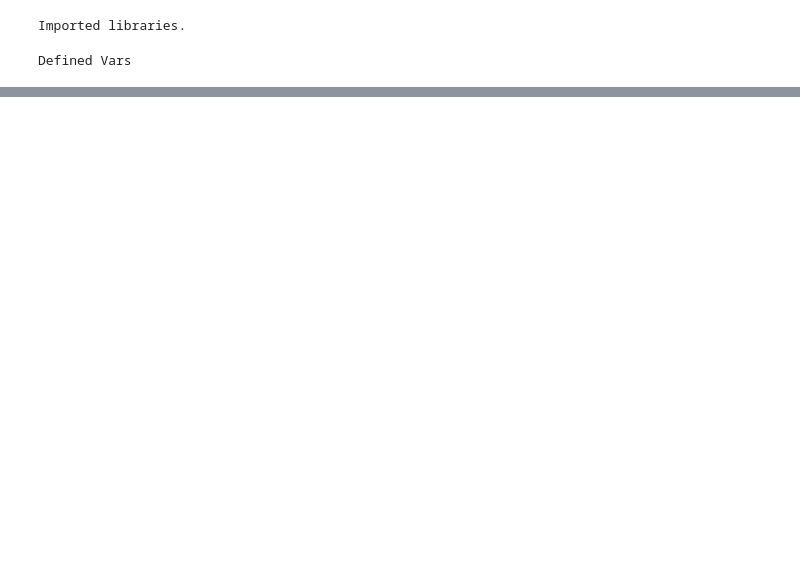
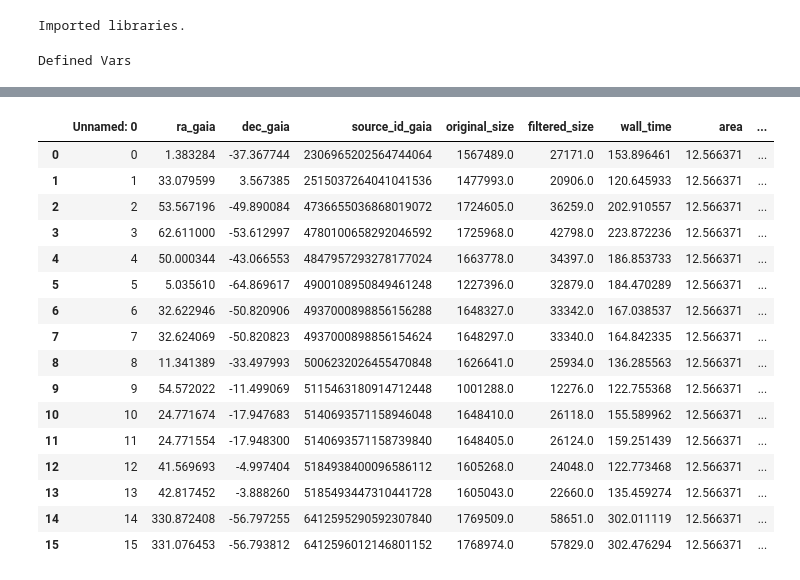
Before and after one commit to JoaoDPassos/brown-dwarf-search, a Jupyter notebook: Jupyter Notebooks/benchmark_pipeline.ipynb, the cells around one changed output, grey strips where cells are left out. Cells and saved outputs as stored; diff of their text form; code cells hidden in the pictures; blank space fills up the shorter version.

```diff
--- a/Jupyter Notebooks/benchmark_pipeline.ipynb
+++ b/Jupyter Notebooks/benchmark_pipeline.ipynb
@@ -217,0 +182,21 @@ plot_runtime_per_object_vs_avg_density(runs)
+# %%
+benchmark = pd.read_csv('benchmarking_results.csv')
+benchmark
+# %% [output]
+|  | Unnamed: 0 | ra_gaia | dec_gaia | source_id_gaia | original_size | filtered_size | wall_time | area | ... |
+| 0 | 0 | 1.383284 | -37.367744 | 2306965202564744064 | 1567489.0 | 27171.0 | 153.896461 | 12.566371 | ... |
+| 1 | 1 | 33.079599 | 3.567385 | 2515037264041041536 | 1477993.0 | 20906.0 | 120.645933 | 12.566371 | ... |
+| 2 | 2 | 53.567196 | -49.890084 | 4736655036868019072 | 1724605.0 | 36259.0 | 202.910557 | 12.566371 | ... |
+| 3 | 3 | 62.611000 | -53.612997 | 4780100658292046592 | 1725968.0 | 42798.0 | 223.872236 | 12.566371 | ... |
+| 4 | 4 | 50.000344 | -43.066553 | 4847957293278177024 | 1663778.0 | 34397.0 | 186.853733 | 12.566371 | ... |
+| 5 | 5 | 5.035610 | -64.869617 | 4900108950849461248 | 1227396.0 | 32879.0 | 184.470289 | 12.566371 | ... |
+| 6 | 6 | 32.622946 | -50.820906 | 4937000898856156288 | 1648327.0 | 33342.0 | 167.038537 | 12.566371 | ... |
+| 7 | 7 | 32.624069 | -50.820823 | 4937000898856154624 | 1648297.0 | 33340.0 | 164.842335 | 12.566371 | ... |
+| 8 | 8 | 11.341389 | -33.497993 | 5006232026455470848 | 1626641.0 | 25934.0 | 136.285563 | 12.566371 | ... |
+| 9 | 9 | 54.572022 | -11.499069 | 5115463180914712448 | 1001288.0 | 12276.0 | 122.755368 | 12.566371 | ... |
+| 10 | 10 | 24.771674 | -17.947683 | 5140693571158946048 | 1648410.0 | 26118.0 | 155.589962 | 12.566371 | ... |
+| 11 | 11 | 24.771554 | -17.948300 | 5140693571158739840 | 1648405.0 | 26124.0 | 159.251439 | 12.566371 | ... |
+| 12 | 12 | 41.569693 | -4.997404 | 5184938400096586112 | 1605268.0 | 24048.0 | 122.773468 | 12.566371 | ... |
+| 13 | 13 | 42.817452 | -3.888260 | 5185493447310441728 | 1605043.0 | 22660.0 | 135.459274 | 12.566371 | ... |
+| 14 | 14 | 330.872408 | -56.797255 | 6412595290592307840 | 1769509.0 | 58651.0 | 302.011119 | 12.566371 | ... |
+| 15 | 15 | 331.076453 | -56.793812 | 6412596012146801152 | 1768974.0 | 57829.0 | 302.476294 | 12.566371 | ... |
```
Also changed, not shown: parts of 15 cells of this notebook, 2 other files.
